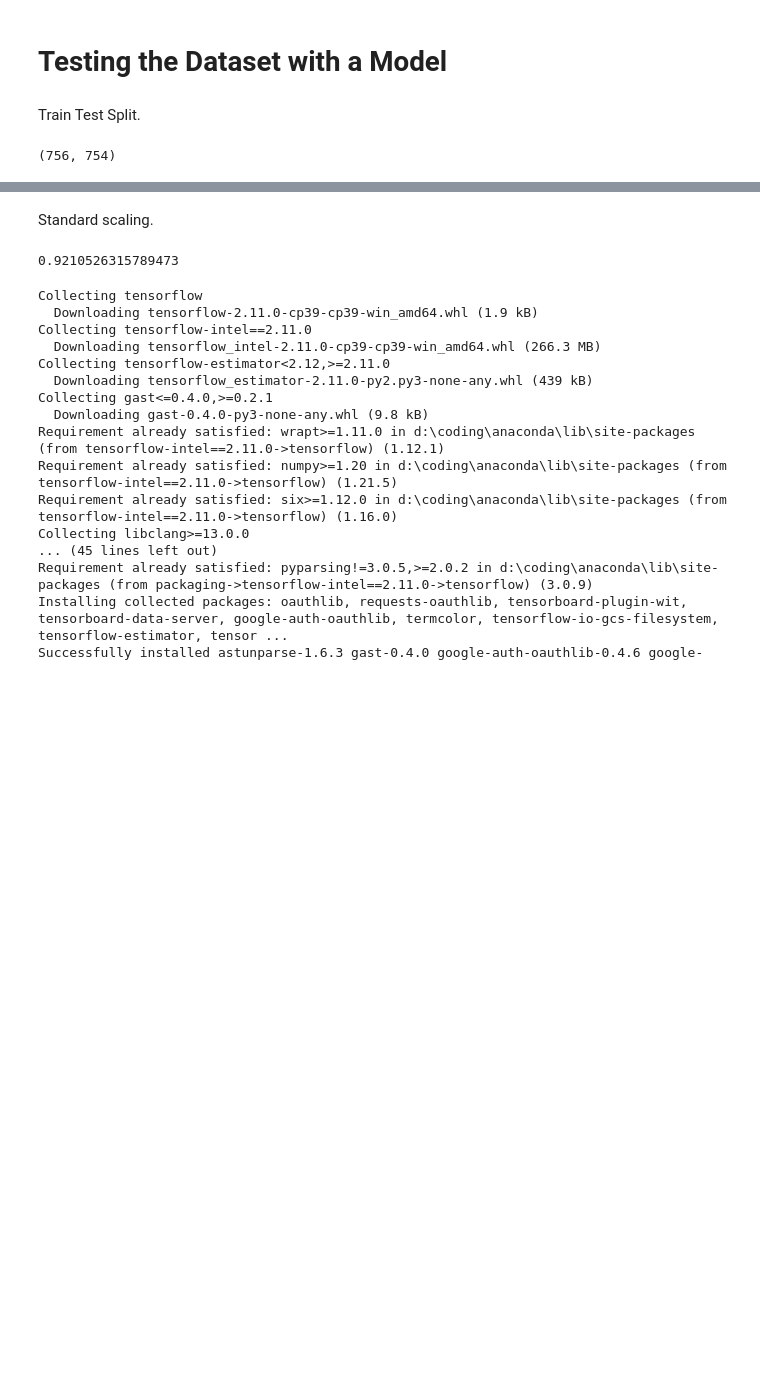
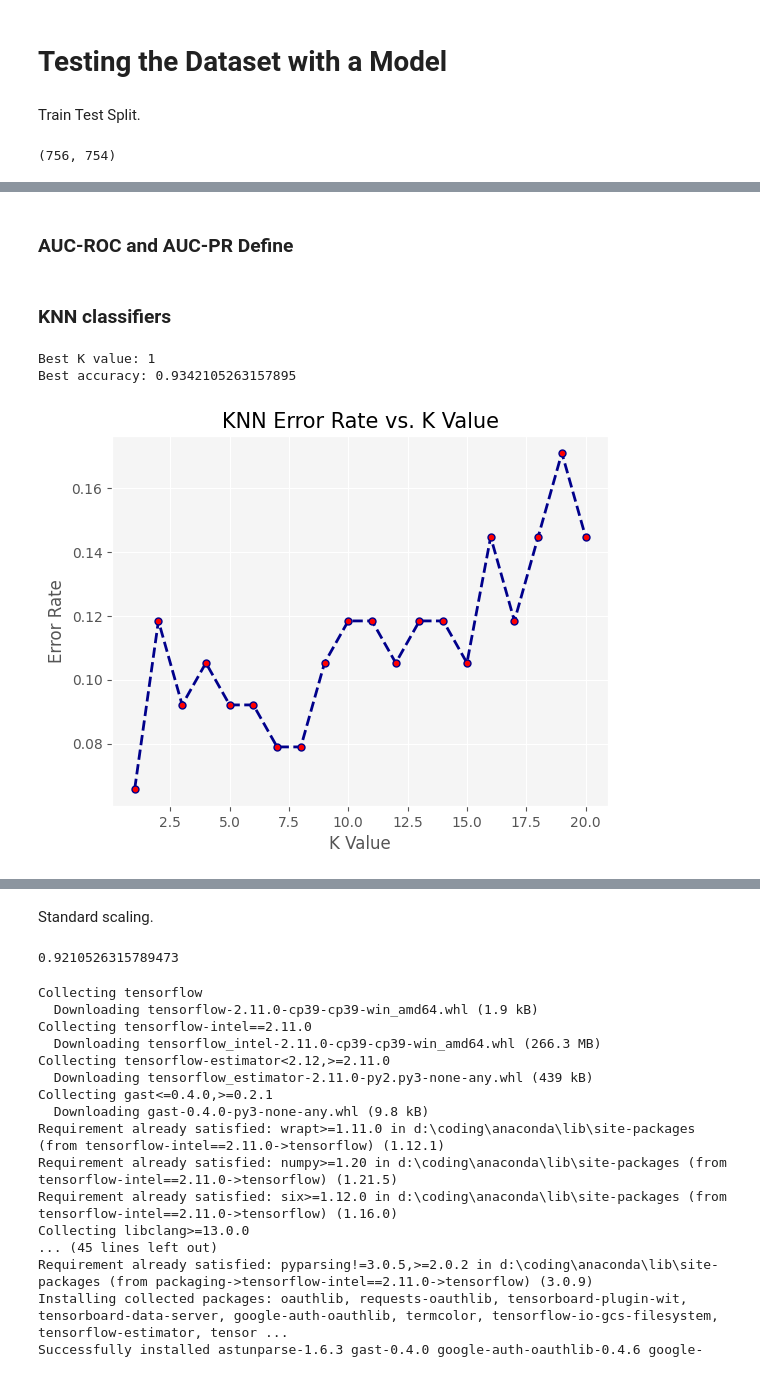
Before and after one commit to Samaresh-16/Parkinson_deepLearning, a Jupyter notebook: TraditionalMLmodels.ipynb, the cells around one changed output, grey strips where cells are left out. Cells and saved outputs as stored; diff of their text form; code cells hidden in the pictures; blank space fills up the shorter version.

Commit message:
Changes made to Plot and Functions in Traditional ML Models

```diff
--- a/TraditionalMLmodels.ipynb
+++ b/TraditionalMLmodels.ipynb
@@ -295,12 +212,0 @@ plt.show()
-# %%
-knn = KNeighborsClassifier()
-knn.fit(x_train, y_train)
-print(knn.score(x_test, y_test))
-y_predict_knn = knn.predict(x_test)
-cm_knn = classification_report(y_test, y_predict_knn)
-print(cm_knn)
-cm=confusion_matrix(y_test, y_predict_knn)
-print(cm)
-
-auc_roc(knn,x_train,y_train,"KNN")
-auc_pr(knn,x_train,y_train,"KNN")
@@ -764,0 +213,2 @@ weighted avg       0.85      0.86      0.85        76
+# %% [markdown]
+<h3><b>AUC-ROC and AUC-PR Define
@@ -764,0 +251,52 @@ weighted avg       0.85      0.86      0.85        76
+# %% [markdown]
+<h3><b>KNN classifiers
+# %%
+from sklearn.metrics import zero_one_loss
+import matplotlib.pyplot as plt
+
+error_rates = []
+best_k = 1
+best_accuracy = 0
+
+for k in range(1, 21):
+    knn = KNeighborsClassifier(n_neighbors=k)
+    knn.fit(x_train, y_train)
+    y_predict_knn = knn.predict(x_test)
+    error_rate = zero_one_loss(y_test, y_predict_knn)
+    error_rates.append(error_rate)
+
+    accuracy = accuracy_score(y_test, y_predict_knn)
+    if accuracy > best_accuracy:
+        best_accuracy = accuracy
+        best_k = k
+
+print(f"Best K value: {best_k}")
+print(f"Best accuracy: {best_accuracy}")
+
+# Set plot style
+plt.style.use('ggplot')
+
+# Create a new figure
+plt.figure(dpi=100)
+
+# Plot error rates
+plt.plot(range(1, 21), error_rates, color='darkblue', lw=2, linestyle='--', marker='o', markerfacecolor='red', markersize=5)
+
+# Add title and labels
+plt.title('KNN Error Rate vs. K Value', fontsize=15)
+plt.xlabel('K Value', fontsize=12)
+plt.ylabel('Error Rate', fontsize=12)
+
+# Add a grid
+plt.grid(True)
+
+# Add a background color
+ax = plt.gca()
+ax.set_facecolor('whitesmoke')
+
+# Show the plot
+plt.show()
+# %% [output]
+Best K value: 1
+Best accuracy: 0.9342105263157895
+[figure, added]
```
Also changed, not shown: parts of 61 cells of this notebook.
